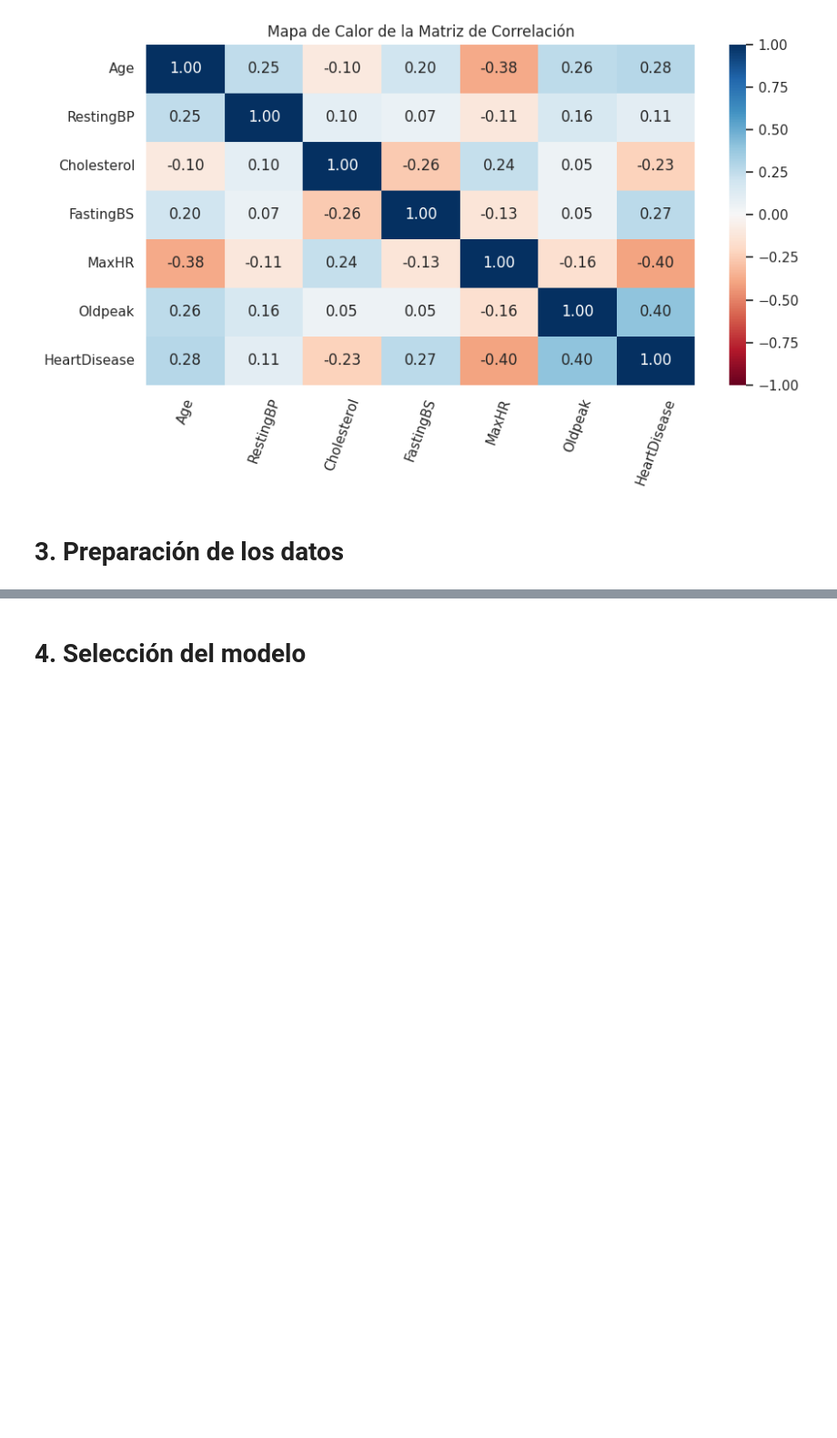
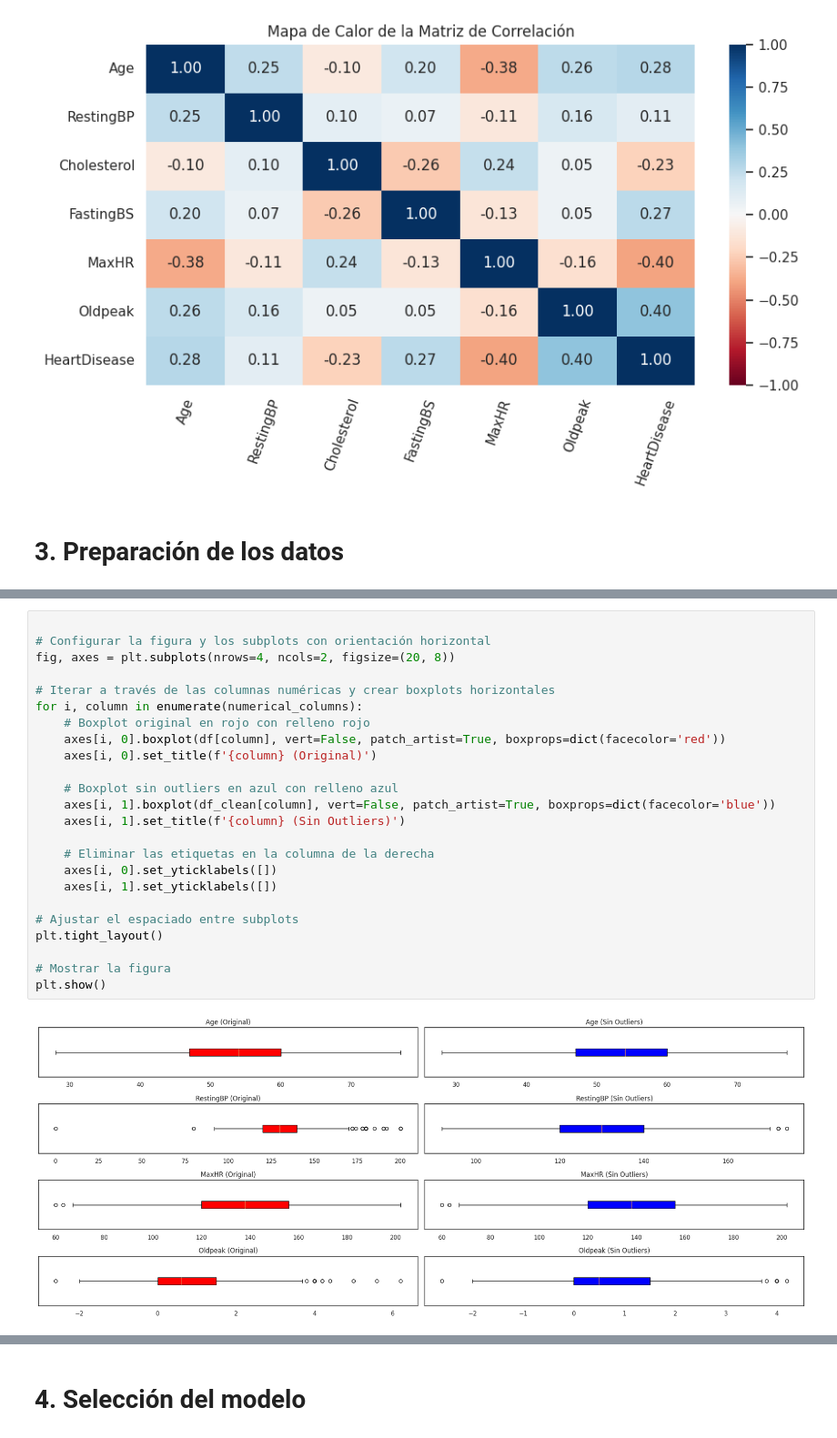
Before and after one commit to josemal98/Proyecto_ML_BEDU, a Jupyter notebook: Notebooks/josecarlos.ipynb, the cells around one changed output, grey strips where cells are left out. Shown: that part at 91% size. Cells and saved outputs as stored; diff of their text form; blank space fills up the shorter version.

```diff
--- a/Notebooks/josecarlos.ipynb
+++ b/Notebooks/josecarlos.ipynb
@@ -313 +362,27 @@ plt.show()
+# %%
+
+# Configurar la figura y los subplots con orientación horizontal
+fig, axes = plt.subplots(nrows=4, ncols=2, figsize=(20, 8))
+
+# Iterar a través de las columnas numéricas y crear boxplots horizontales
+for i, column in enumerate(numerical_columns):
+    # Boxplot original en rojo con relleno rojo
+    axes[i, 0].boxplot(df[column], vert=False, patch_artist=True, boxprops=dict(facecolor='red'))
+    axes[i, 0].set_title(f'{column} (Original)')
+
+    # Boxplot sin outliers en azul con relleno azul
+    axes[i, 1].boxplot(df_clean[column], vert=False, patch_artist=True, boxprops=dict(facecolor='blue'))
+    axes[i, 1].set_title(f'{column} (Sin Outliers)')
+
+    # Eliminar las etiquetas en la columna de la derecha
+    axes[i, 0].set_yticklabels([])
+    axes[i, 1].set_yticklabels([])
+
+# Ajustar el espaciado entre subplots
+plt.tight_layout()
+
+# Mostrar la figura
+plt.show()
+# %% [output]
+[figure, added]
 # %% [markdown]
```
Also changed, not shown: parts of 22 cells of this notebook.
